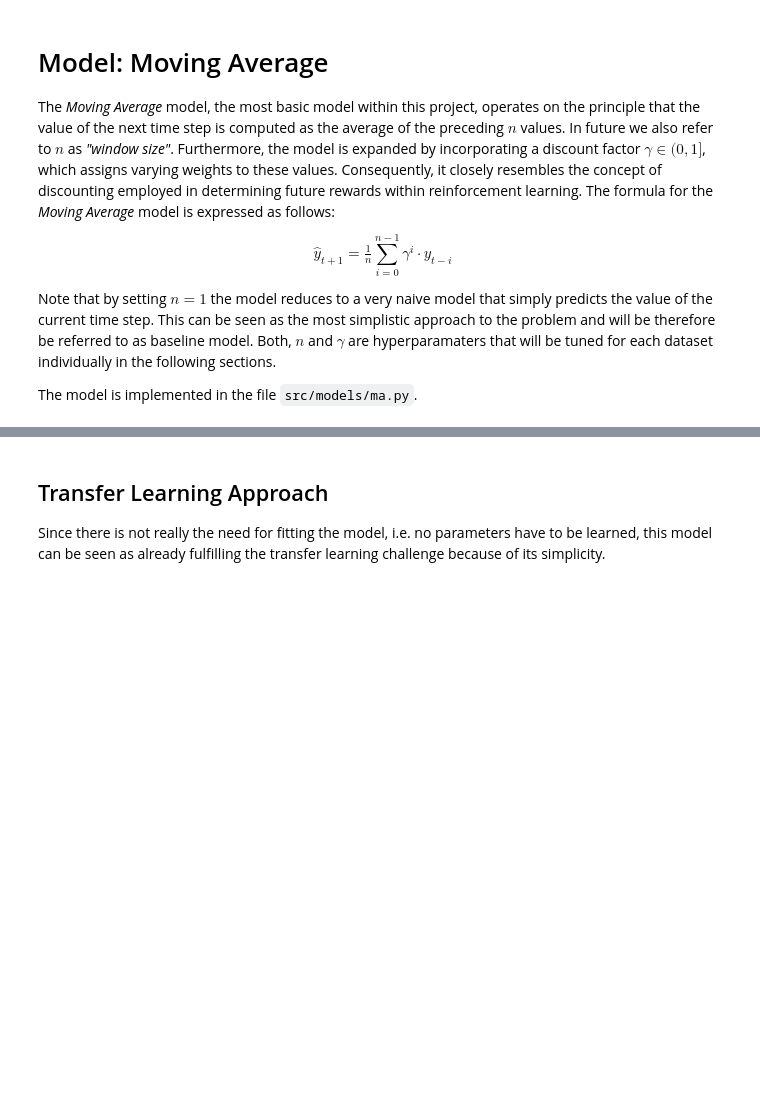
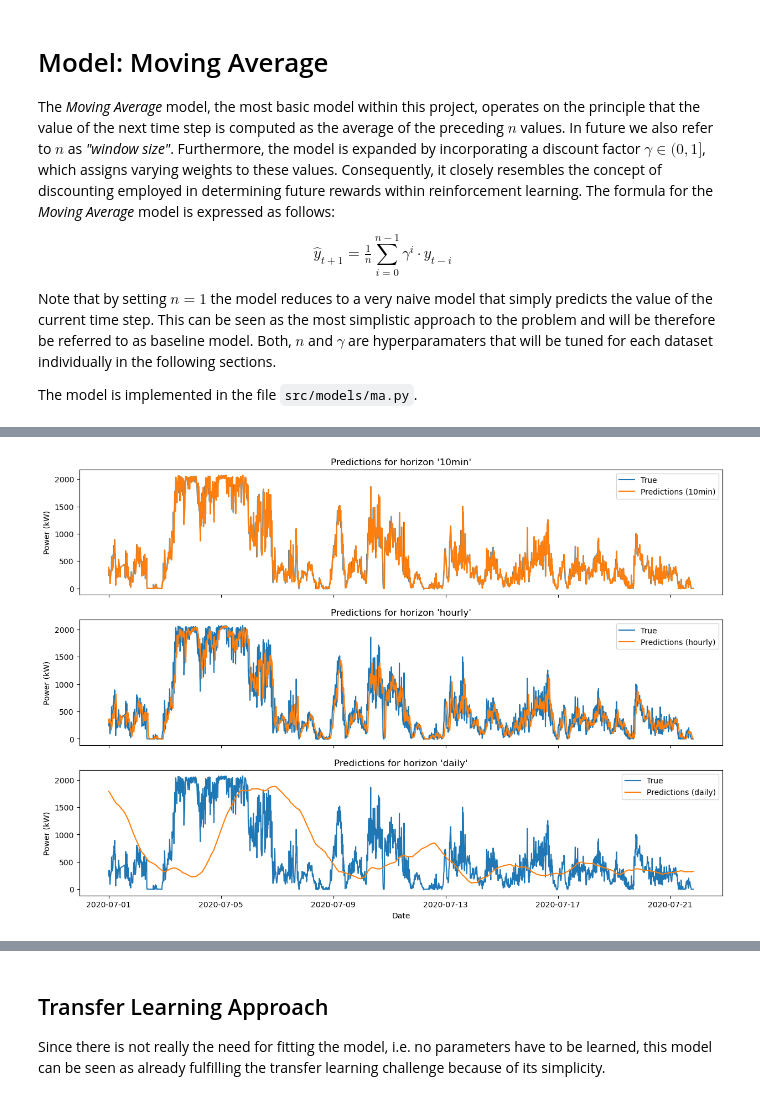
Before and after one commit to H-Kugler/forecasting-wind-power, a Jupyter notebook: notebooks/MovingAverage.ipynb, the cells around one changed output, grey strips where cells are left out. Cells and saved outputs as stored; diff of their text form; code cells hidden in the pictures; blank space fills up the shorter version.

```diff
--- a/notebooks/MovingAverage.ipynb
+++ b/notebooks/MovingAverage.ipynb
@@ -2,11 +2,10 @@
 ### imports
 import numpy as np
 import pandas as pd
+import ast
 from sklearn.pipeline import Pipeline
 from sklearn.model_selection import TimeSeriesSplit, GridSearchCV
-
-# import warnings
-# warnings.filterwarnings('ignore') ## seaborn throws warnings that we want to ignore.
+from sklearn.base import clone
 
 import sys
 
@@ -21,6 +20,9 @@ from src.datahandling.preprocessing import (
     SupervisedTransformer,
     train_test_split,
 )  # preprocessing
+
+### load benchmarks
+benchmarks = pd.read_csv("../results/benchmarks.csv")
 # %% [markdown]
 # Model: Moving Average
 
@@ -111,0 +115,24 @@ Best parameters for horizon 'hourly': {'ma__discount': 0.56, 'st__horizon': 'hou
+# %%
+### create train and test set (exactly as used in the benchmarks)
+test_start = benchmarks["test_start"][0]
+test_end = benchmarks["test_end"][0]
+X_train, y_train, X_test, y_test = train_test_split(
+    df=data_british, test_start=test_start, test_end=test_end, target_var="power"
+)
+
+### create models and refit them with best parameters,
+#   then predict on test set
+models = {}
+predictions = {}
+for horizon in ["10min", "hourly", "daily"]:
+    models[horizon] = clone(model).set_params(
+        **ast.literal_eval(best_params_brit[horizon])
+    )
+    models[horizon].fit(X_train, y_train)
+    predictions[horizon] = models[horizon].predict(X_test)
+predictions = pd.DataFrame(predictions, index=X_test.index)
+# %%
+### plot first 3000 predictions
+vis.plot_predictions(predictions.iloc[:3000], y_test.iloc[:3000])
+# %% [output]
+[figure, added]
```
Also changed, not shown: parts of 18 cells of this notebook, 6 other files.
